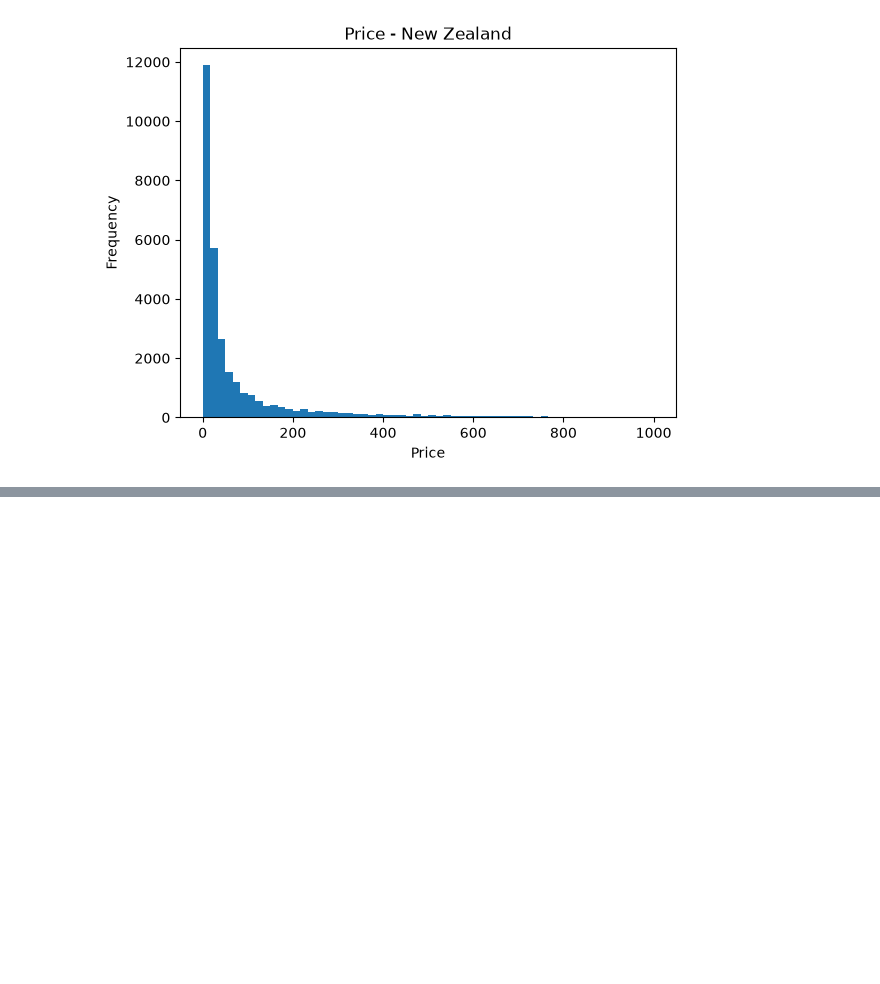
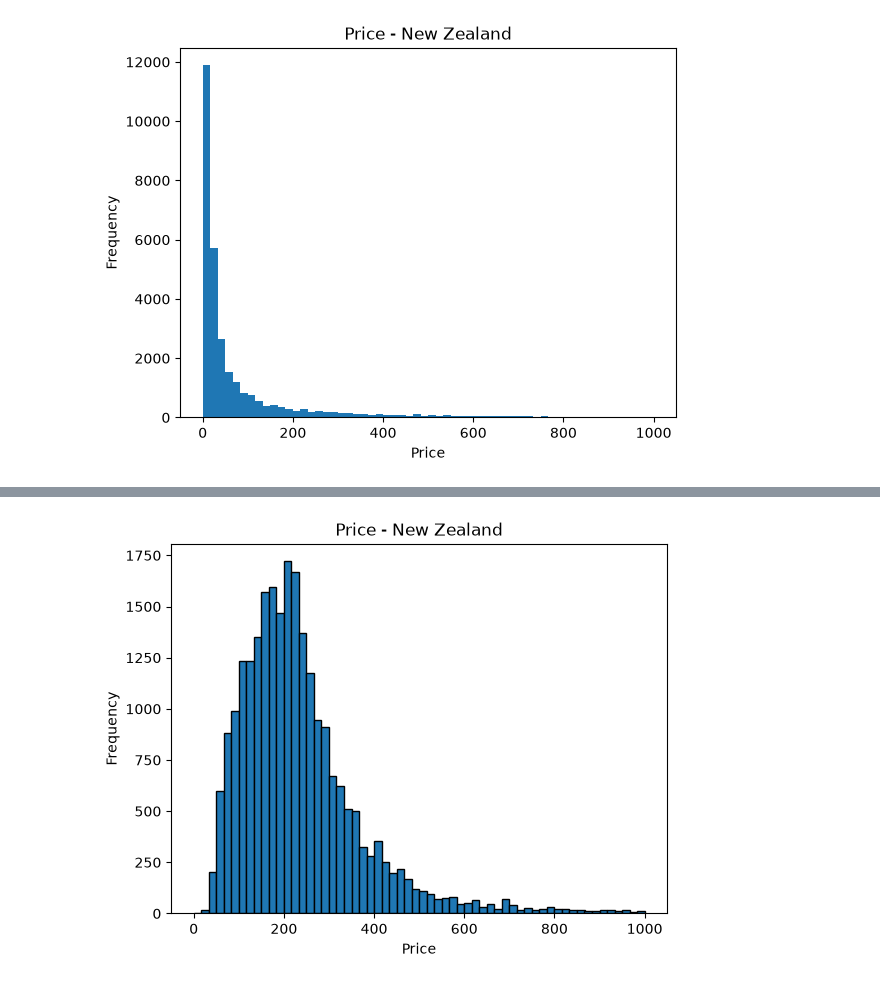
Before and after one commit to KULDEEP1994KR/GRP_Project_422_201, a Jupyter notebook: Code/listing_project.ipynb, the cells around one changed output, grey strips where cells are left out. Cells and saved outputs as stored; diff of their text form; code cells hidden in the pictures; blank space fills up the shorter version.

```diff
--- a/Code/listing_project.ipynb
+++ b/Code/listing_project.ipynb
@@ -221,0 +227,14 @@ all_chrch.to_csv("../Output/All_chrch_file.csv", index=False)
+# %%
+import matplotlib.pyplot as plt
+# plt.figure(figsize=(12, 7))
+plt.hist(all_chrch["price"].dropna(), bins=60, range=(0, 1000),edgecolor='black')
+# plt.xlim(0, 8000)
+# plt.ylim(0, 150000)
+
+
+plt.xlabel("Price")
+plt.ylabel("Frequency")
+plt.title("Price - New Zealand")
+plt.show()
+# %% [output]
+[figure, added]
```
Also changed, not shown: parts of 4 cells of this notebook, 7 other files.
